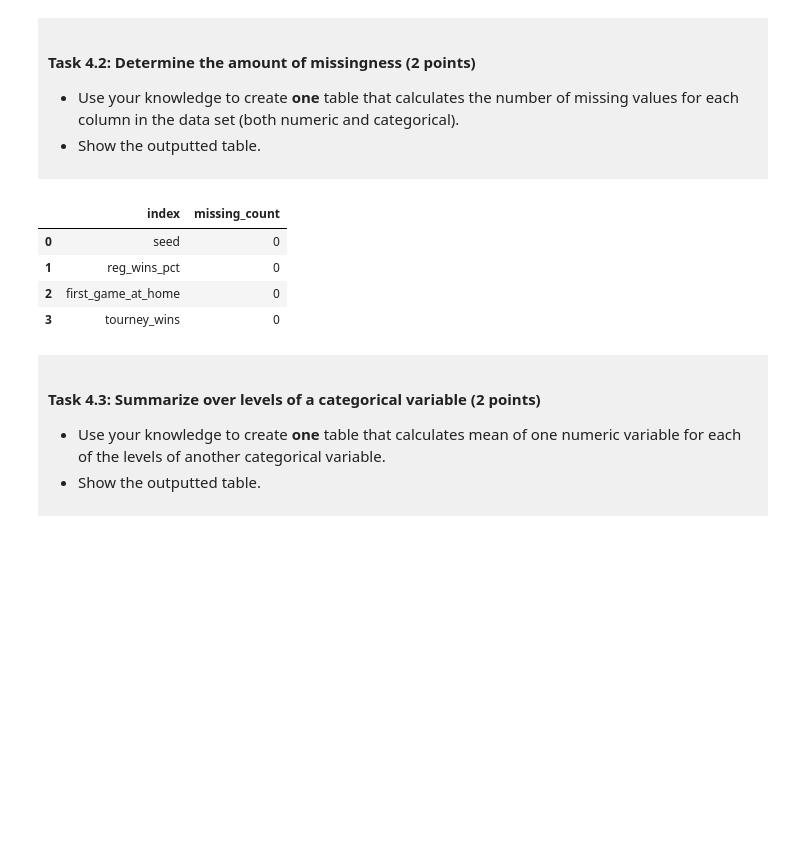
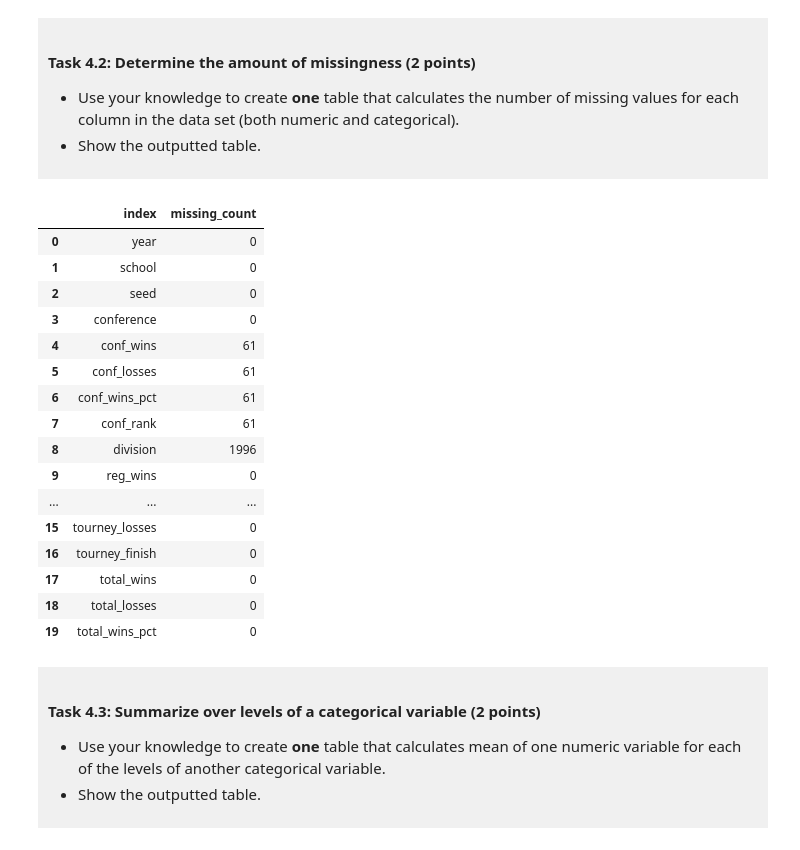
Before and after one commit to Mike47a/dsci-100-project-Mike-Xu, a Jupyter notebook: dsci-100-project-notebook (1).ipynb, the cells around one changed output. Saved outputs shown, nothing was run; the diff lists cells and outputs as text; code cells hidden in the pictures; blank space fills up the shorter version.

Commit message:
Task 4.2 Update
using Data instead of Tidy data

```diff
--- a/dsci-100-project-notebook (1).ipynb
+++ b/dsci-100-project-notebook (1).ipynb
@@ -252,14 +252,26 @@ summary_stats
 - Show the outputted table.
 </div>
 # %%
-missing_summary = tidy_data.isna().sum().reset_index(name='missing_count')
+missing_summary = data.isna().sum().reset_index(name='missing_count')
 missing_summary
 # %% [output]
 |  | index | missing_count |
-| 0 | seed | 0 |
-| 1 | reg_wins_pct | 0 |
-| 2 | first_game_at_home | 0 |
-| 3 | tourney_wins | 0 |
+| 0 | year | 0 |
+| 1 | school | 0 |
+| 2 | seed | 0 |
+| 3 | conference | 0 |
+| 4 | conf_wins | 61 |
+| 5 | conf_losses | 61 |
+| 6 | conf_wins_pct | 61 |
+| 7 | conf_rank | 61 |
+| 8 | division | 1996 |
+| 9 | reg_wins | 0 |
+| ... | ... | ... |
+| 15 | tourney_losses | 0 |
+| 16 | tourney_finish | 0 |
+| 17 | total_wins | 0 |
+| 18 | total_losses | 0 |
+| 19 | total_wins_pct | 0 |
 # %% [markdown]
 <div style="background-color: #f0f0f0; padding: 10px;">
 
```
